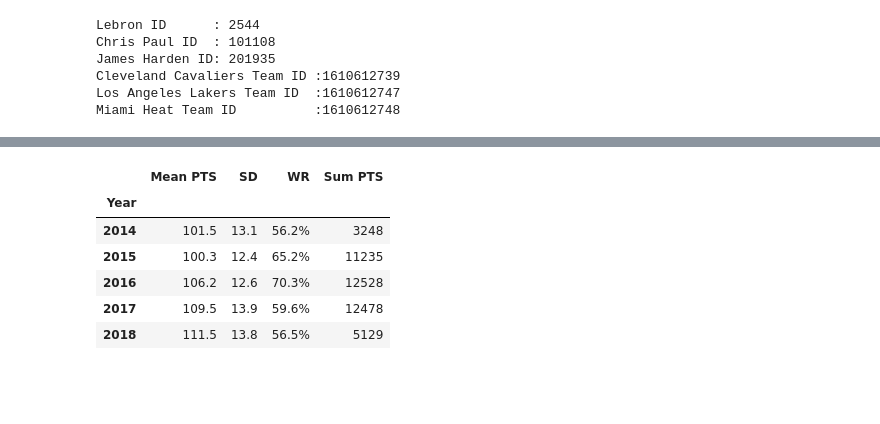
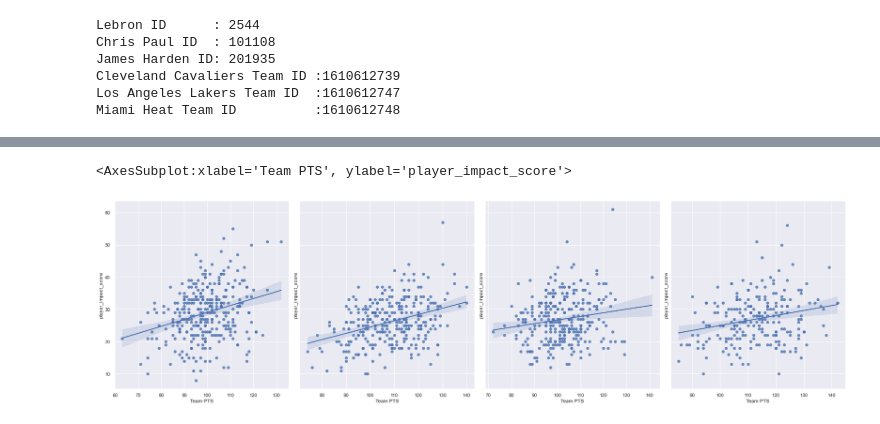
Before and after one commit to christilbey/Group-2-Assignment, a Jupyter notebook: Basketball_Statistics.ipynb, the cells around one changed output, grey strips where cells are left out. Cells and saved outputs as stored; diff of their text form; code cells hidden in the pictures; blank space fills up the shorter version.

```diff
--- a/Basketball_Statistics.ipynb
+++ b/Basketball_Statistics.ipynb
@@ -187,10 +188,0 @@ nba_analysis(cavs_DF2)
-# %%
-nba_analysis(cavs_DF2_withlebron)
-# %% [output]
-|  | Mean PTS | SD | WR | Sum PTS |
-| Year |  |  |  |  |
-| 2014 | 101.5 | 13.1 | 56.2% | 3248 |
-| 2015 | 100.3 | 12.4 | 65.2% | 11235 |
-| 2016 | 106.2 | 12.6 | 70.3% | 12528 |
-| 2017 | 109.5 | 13.9 | 59.6% | 12478 |
-| 2018 | 111.5 | 13.8 | 56.5% | 5129 |
@@ -196,0 +229,16 @@ nba_analysis(cavs_DF2_withlebron)
+# %%
+#data prep for graph plots
+lebron_cavsDF1_pis = player_impact_function(cavs_DF1_withlebron, 2544)
+lebron_cavsDF2_pis = player_impact_function(cavs_DF2_withlebron, 2544)
+lebron_miami_pis = player_impact_function(miami_DF_withlebron, 2544)
+lebron_lakers_pis = player_impact_function(la_lakers_DF_withlebron, 2544)
+# %%
+rcParams['figure.figsize'] = 25,7
+fig, (ax1, ax2, ax3, ax4) = plt.subplots(ncols=4, sharey=True)
+sns.regplot(x="Team PTS", y="player_impact_score", data=lebron_cavsDF1_pis, fit_reg=True,ax = ax1)
+sns.regplot(x="Team PTS", y="player_impact_score", data=lebron_cavsDF2_pis, fit_reg=True,ax = ax2)
+sns.regplot(x="Team PTS", y="player_impact_score", data=lebron_miami_pis, fit_reg=True,ax = ax3)
+sns.regplot(x="Team PTS", y="player_impact_score", data=lebron_lakers_pis, fit_reg=True,ax = ax4)
+# %% [output]
+<AxesSubplot:xlabel='Team PTS', ylabel='player_impact_score'>
+[figure, added]
```
Also changed, not shown: parts of 4 cells of this notebook, 1 other file.
